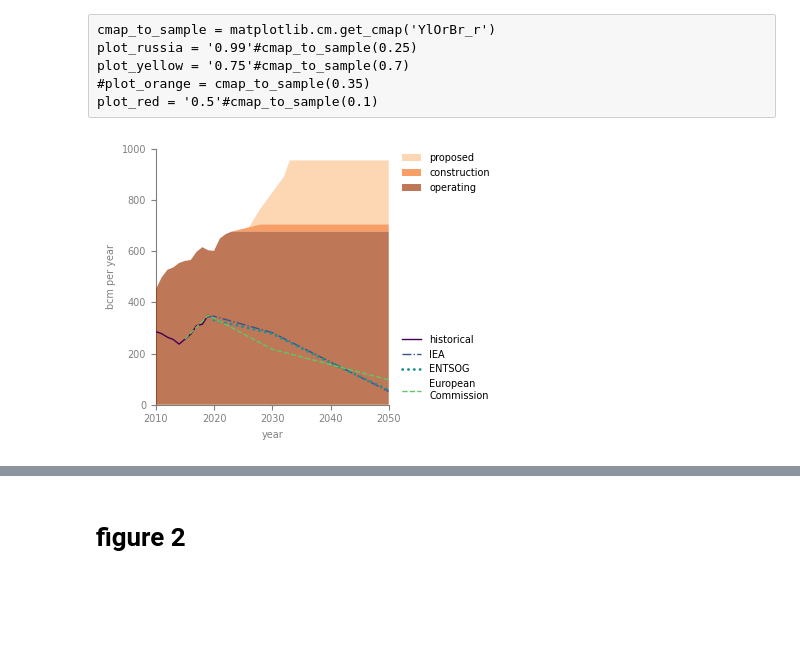
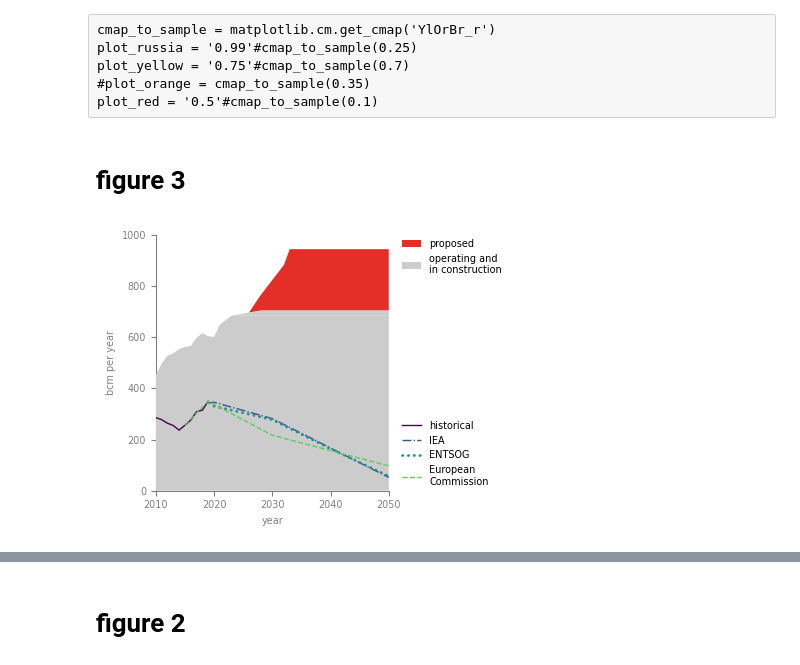
Before and after one commit to GlobalEnergyMonitor/GOIT-GGIT-research, a Jupyter notebook: europe-gas-report-2023/Europe-Gas-2023-report-figures-1-2-3-plus-map.ipynb, the cells around one changed output, grey strips where cells are left out. Saved outputs shown, nothing was run; the diff lists cells and outputs as text; code cells hidden in the pictures; blank space fills up the shorter version.

Commit message:
update with final tweaks for EGT report 2023

```diff
--- a/europe-gas-report-2023/Europe-Gas-2023-report-figures-1-2-3-plus-map.ipynb
+++ b/europe-gas-report-2023/Europe-Gas-2023-report-figures-1-2-3-plus-map.ipynb
@@ -18,10 +18,10 @@ import shapely
 gc = pygsheets.authorize(service_account_env_var='GDRIVE_API_CREDENTIALS')
 spreadsheet = gc.open_by_key('1AwdoryIA-fuBXf_yYL-uKKYR3CLxtm7-8R0gG2chth8')
 
-fig1_data_df = spreadsheet.worksheet('title', 'Figure 1 (data for plot) - updated').get_as_df()
-fig2_data_df = spreadsheet.worksheet('title', 'Figure 2 (data for plot)').get_as_df()
-fig3_data_df = spreadsheet.worksheet('title', 'Figure ES1/3 (data for plot) - updated').get_as_df()
+fig1_data_df = spreadsheet.worksheet('title', 'Figure 1 (data for plot)').get_as_df()
+#fig2_data_df = spreadsheet.worksheet('title', 'Figure 2 (data for plot)').get_as_df()
+fig3_data_df = spreadsheet.worksheet('title', 'Figure ES1/3 (data for plot)').get_as_df()
 
 fig1_data_df.replace('',0,inplace=True)
-fig2_data_df.replace('',numpy.nan,inplace=True)
+#fig2_data_df.replace('',numpy.nan,inplace=True)
 fig3_data_df.replace('',numpy.nan,inplace=True)
@@ -54,9 +56,11 @@ plot_russia = '0.99'#cmap_to_sample(0.25)
 plot_yellow = '0.75'#cmap_to_sample(0.7)
 #plot_orange = cmap_to_sample(0.35)
 plot_red = '0.5'#cmap_to_sample(0.1)
+# %% [markdown]
+# figure 3
 # %%
 font_size = 7
-shade_alpha = .666#0.75
+shade_alpha = 1# 0.75
 lw_all = 1
 axis_color='0.5'
 
@@ -64,20 +68,20 @@ fig = mp.figure(figsize=(3.25,3.25))
 
 ax = fig.add_subplot(111)
 
-cmap_to_sample = matplotlib.cm.get_cmap('Oranges')
+cmap_to_sample = matplotlib.colormaps['Reds']
 
 f1=ax.fill_between(fig3_data_df.Year,fig3_data_df['existing capacity'],
-                fc=cmap_to_sample(0.9), ec='None', alpha=shade_alpha, zorder=6)#,
+                fc='0.8', ec='None', alpha=shade_alpha, zorder=6)#,
                 #label='existing')
 
 f2=ax.fill_between(fig3_data_df.Year[12:],fig3_data_df['existing capacity'][12:],
                 fig3_data_df['capacity under construction'][12:],
-                fc=cmap_to_sample(0.6), ec='None', alpha=shade_alpha, zorder=5)#,
+                fc='0.8', ec='None', zorder=5, alpha=shade_alpha)#,
                 #label='construction')
 
 f3=ax.fill_between(fig3_data_df.Year[12:],fig3_data_df['capacity under construction'][12:],
                 fig3_data_df['proposed capacity'][12:],
-                fc=cmap_to_sample(0.3), ec='None', alpha=shade_alpha)#,
+                fc=cmap_to_sample(0.666), ec='None', alpha=shade_alpha)#,
                 #label='proposed')
 
 # ****************************************
@@ -112,35 +116,35 @@ l4,=ax.plot(fig3_data_df[~fig3_data_df['European Commission'].isnull()]['Year'],
 
 ax.set_xlim(2010,2050)
 ax.set_ylim(0,1000)
 ax.tick_params(labelsize=font_size)
 
 ax.set_ylabel('bcm per year', fontsize=font_size, color=axis_color)
 ax.set_xlabel('year', fontsize=font_size, color=axis_color)
 
 fig.tight_layout()
 
 legend_lines = ax.legend([l1,l2,l3,l4],
                          ['historical','IEA','ENTSOG','European\nCommission'],
                          fontsize=font_size, frameon=False,
                          bbox_to_anchor=(1.04,0), loc='lower left',
                          labelspacing=0.5, borderaxespad=0)
 
-legend_fill = ax.legend([f3,f2,f1],#,f4],
-                         ['proposed','construction','operating'],#,'maximum Russian\npipeline imports\n(2022 onward)'],
+legend_fill = ax.legend([f3,f2],#,f4],
+                         ['proposed','operating and\nin construction'],#,'maximum Russian\npipeline imports\n(2022 onward)'],
                          fontsize=font_size, frameon=False,
                          bbox_to_anchor=(1.04,1), loc='upper left',
                          labelspacing=0.5, borderaxespad=0, ncol=1)
 
 ax.add_artist(legend_lines)
 
 ax.spines['bottom'].set_color(axis_color)
 ax.spines['left'].set_color(axis_color)
 ax.tick_params(colors=axis_color)
 ax.spines['right'].set_visible(False)
 ax.spines['top'].set_visible(False)
 ax.yaxis.set_zorder(0)
 
-fig.savefig('Euro-Gas-Report-figure-historical-future.pdf', bbox_inches='tight', transparent=True)
-fig.savefig('Euro-Gas-Report-figure-historical-future.png', bbox_inches='tight', dpi=600)
+fig.savefig('figure-drafts/Fig2-updated-Euro-Gas-Report-figure-historical-future.pdf', bbox_inches='tight', transparent=True)
+fig.savefig('figure-drafts/Fig2-updated-Gas-Report-figure-historical-future.png', bbox_inches='tight', dpi=600)
 # %% [output]
-[figure, old version]
+[figure, new version]
```
Also changed, not shown: parts of 32 cells of this notebook, 2 other files.
